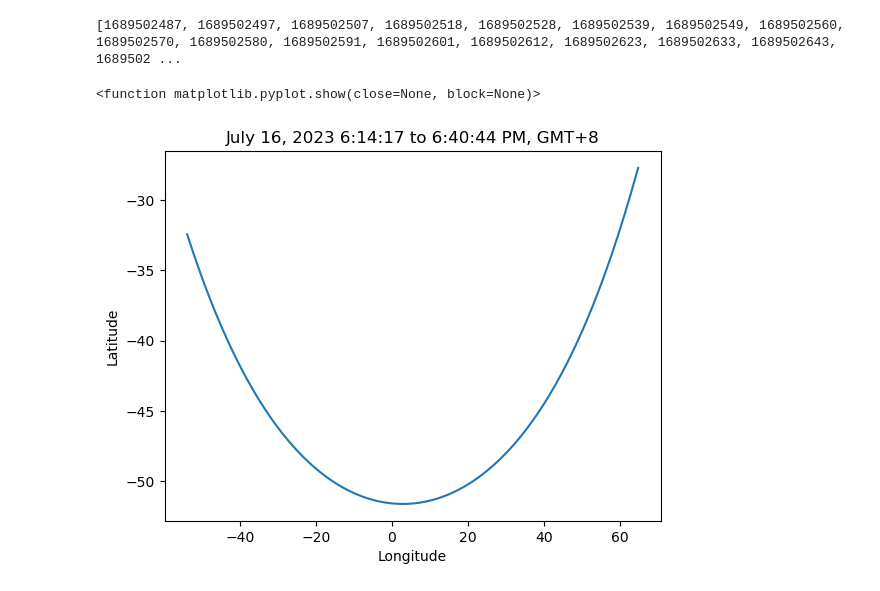
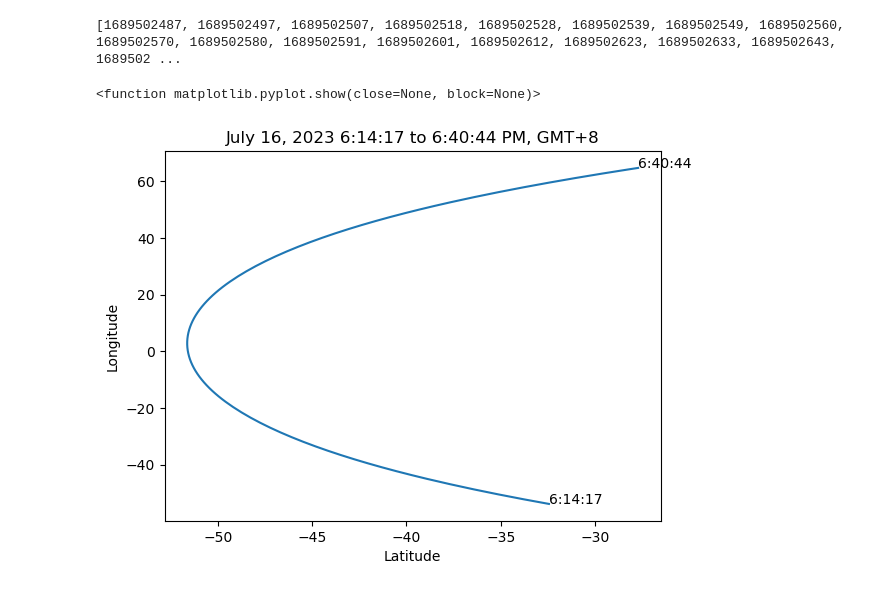
Before and after one commit to Vintridus/pythonexercises, a Jupyter notebook: iss.ipynb, the cells around one changed output. Drawn from its saved outputs; the diff is of its cells as text; code cells hidden in the pictures.

```diff
--- a/iss.ipynb
+++ b/iss.ipynb
@@ -38,11 +38,13 @@ def timeelapsed():
 # %%
 import matplotlib.pyplot as plt
 import numpy as np
-plt.plot(longs,lats)
-plt.xlabel("Longitude")
-plt.ylabel("Latitude")
+plt.plot(lats,longs)
+plt.ylabel("Longitude")
+plt.xlabel("Latitude")
+plt.annotate('6:14:17',(lats[0],longs[0]))
+plt.annotate('6:40:44',(lats[-1],longs[-1]))
 plt.title("July 16, 2023 6:14:17 to 6:40:44 PM, GMT+8")
 plt.show
 # %% [output]
 <function matplotlib.pyplot.show(close=None, block=None)>
-[figure, old version]
+[figure, new version]
```
